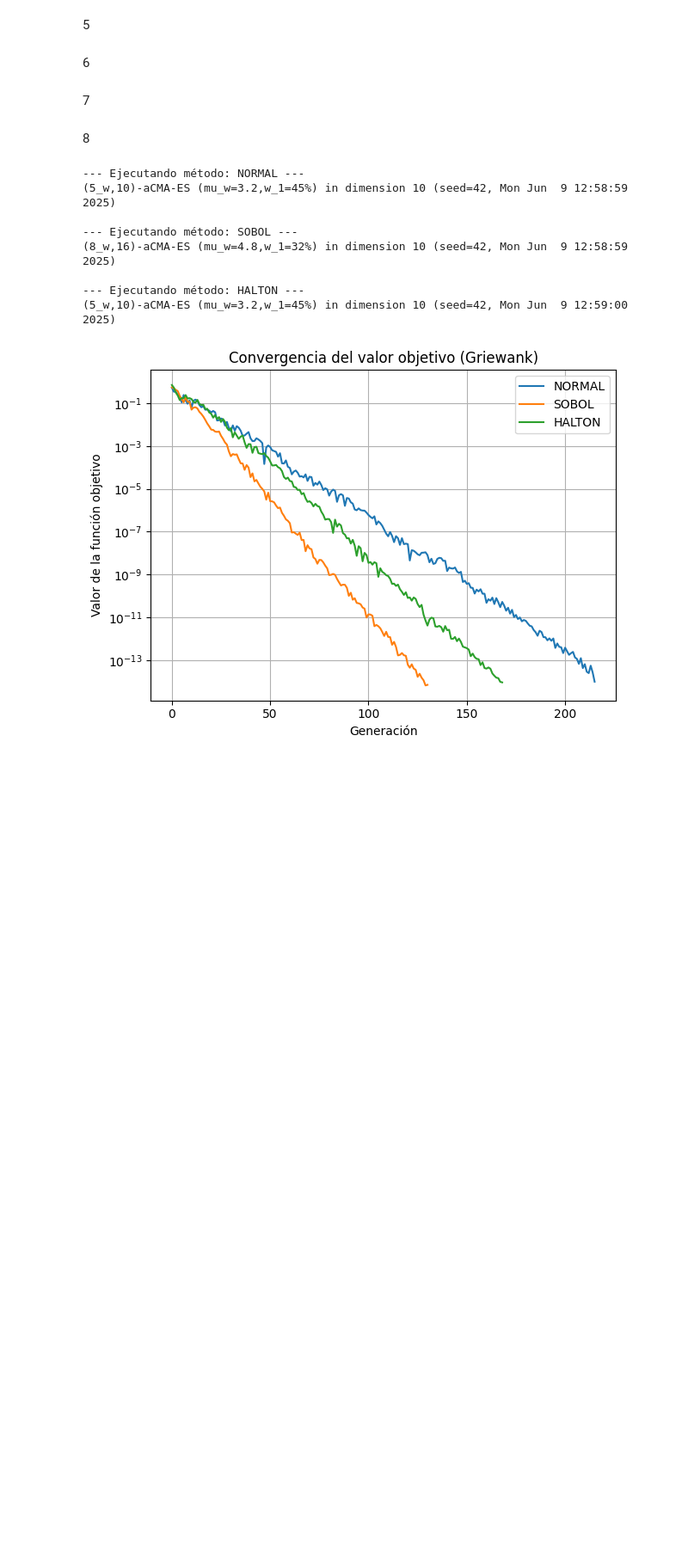
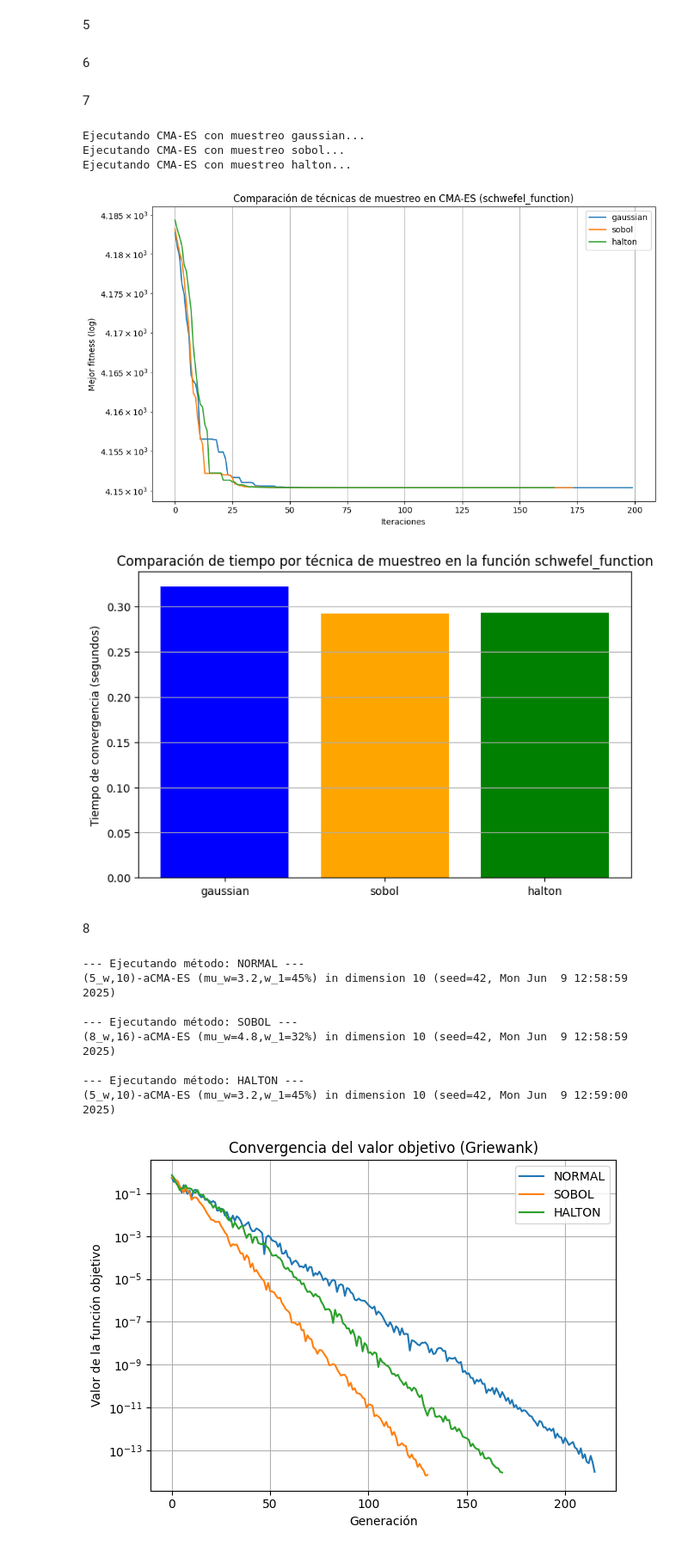
Before and after one commit to pablojimz/practica-cma, a Jupyter notebook: probelas.ipynb, the cells around one changed output. Shown at 86% size. Cells and saved outputs as stored; diff of their text form; code cells hidden in the pictures; blank space fills up the shorter version.

```diff
--- a/probelas.ipynb
+++ b/probelas.ipynb
@@ -259,6 +293,14 @@ Ejecutando CMA-ES con muestreo halton...
 6
 # %% [markdown]
 7
+# %%
+ejecutar_cmaes(schwefel_function, [-500, 500])
+# %% [output]
+Ejecutando CMA-ES con muestreo gaussian...
+Ejecutando CMA-ES con muestreo sobol...
+Ejecutando CMA-ES con muestreo halton...
+[figure, added]
+[figure, added]
 # %% [markdown]
 8
 # %%
```
Also changed, not shown: parts of 3 cells of this notebook.
